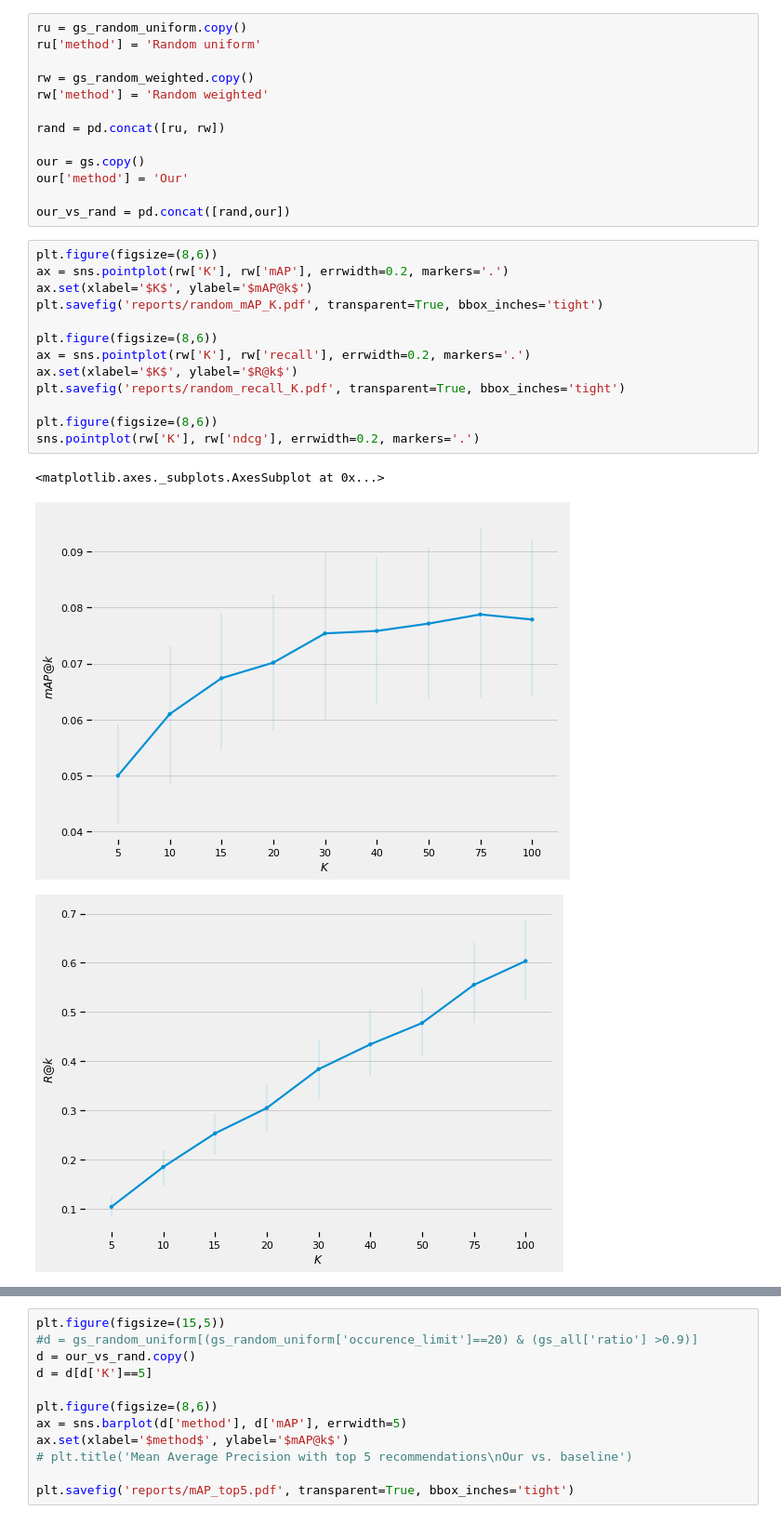
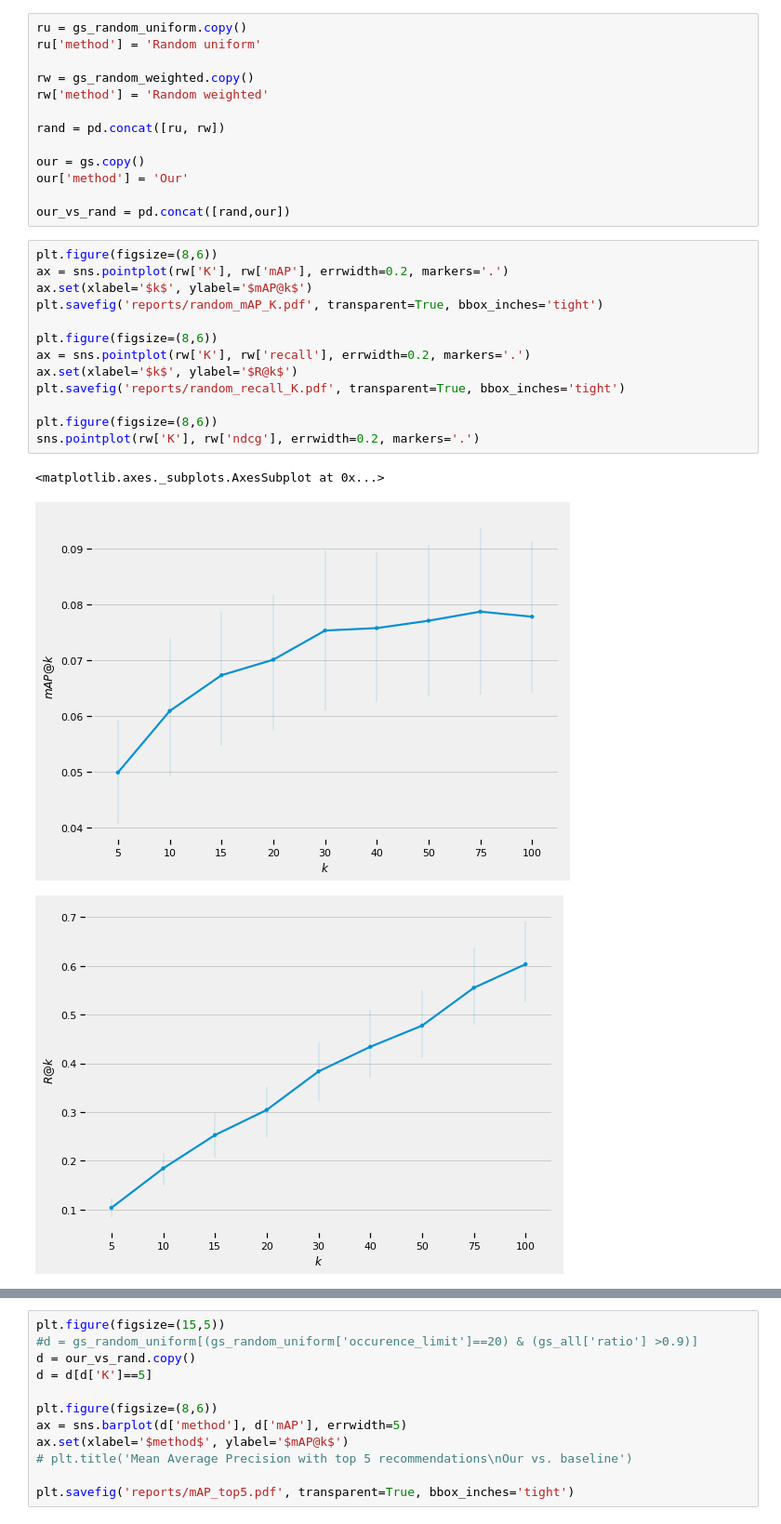
Before and after one commit to data-boars/hashtag-recommendation-project, a Jupyter notebook: notebooks/Grid Search Analysis.ipynb, the cells around one changed output, grey strips where cells are left out. Shown at 93% size. Saved outputs shown, nothing was run; the diff lists cells and outputs as text.

```diff
--- a/notebooks/Grid Search Analysis.ipynb
+++ b/notebooks/Grid Search Analysis.ipynb
@@ -263,17 +263,17 @@ our_vs_rand = pd.concat([rand,our])
 # %%
 plt.figure(figsize=(8,6))
 ax = sns.pointplot(rw['K'], rw['mAP'], errwidth=0.2, markers='.')
-ax.set(xlabel='$K$', ylabel='$mAP@k$')
+ax.set(xlabel='$k$', ylabel='$mAP@k$')
 plt.savefig('reports/random_mAP_K.pdf', transparent=True, bbox_inches='tight')
 
 plt.figure(figsize=(8,6))
 ax = sns.pointplot(rw['K'], rw['recall'], errwidth=0.2, markers='.')
-ax.set(xlabel='$K$', ylabel='$R@k$')
+ax.set(xlabel='$k$', ylabel='$R@k$')
 plt.savefig('reports/random_recall_K.pdf', transparent=True, bbox_inches='tight')
 
 plt.figure(figsize=(8,6))
 sns.pointplot(rw['K'], rw['ndcg'], errwidth=0.2, markers='.')
 # %% [output]
 <matplotlib.axes._subplots.AxesSubplot at 0x...>
-[figure, old version]
+[figure, new version]
-[figure, old version]
+[figure, new version]
```
Also changed, not shown: parts of 6 cells of this notebook, 16 other files.
